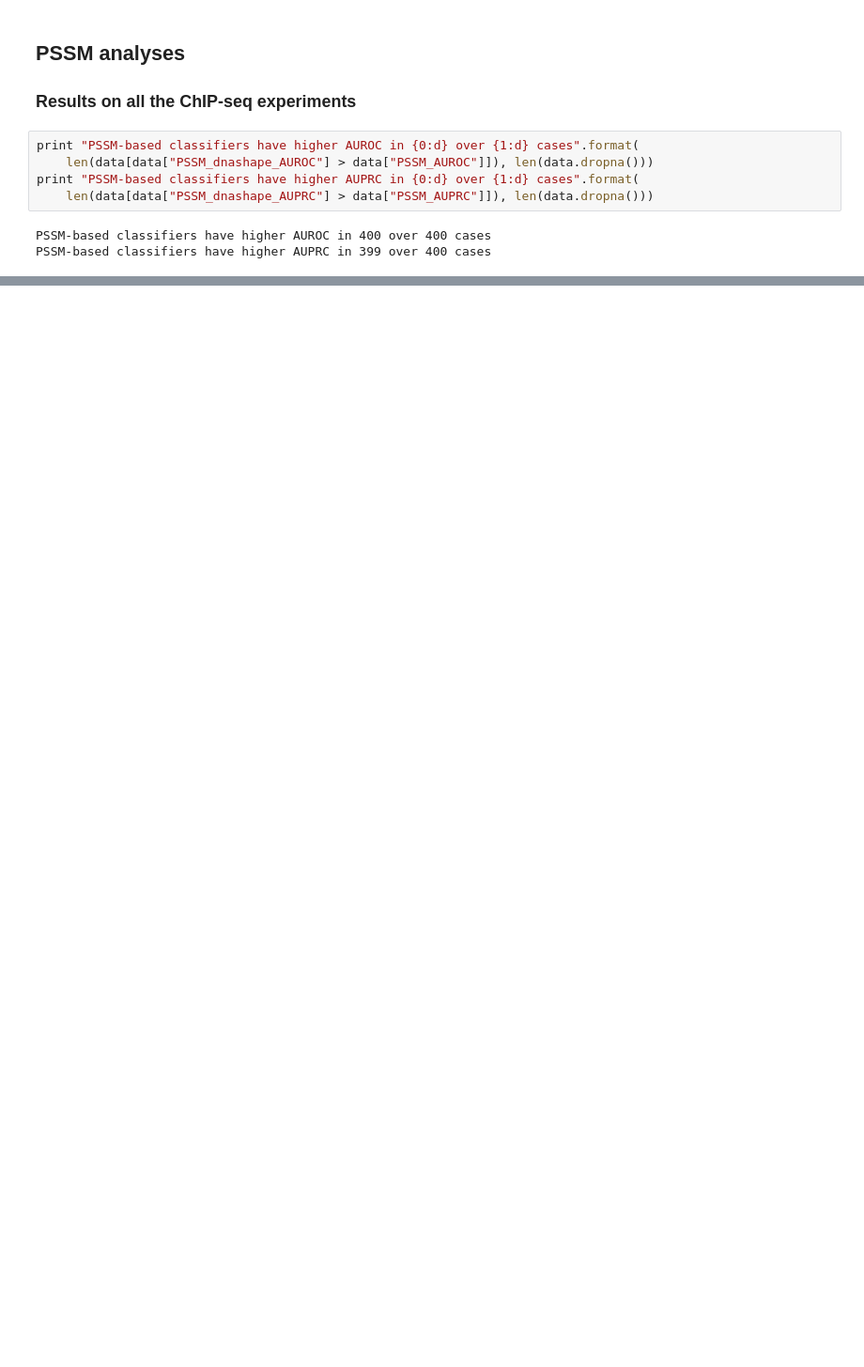
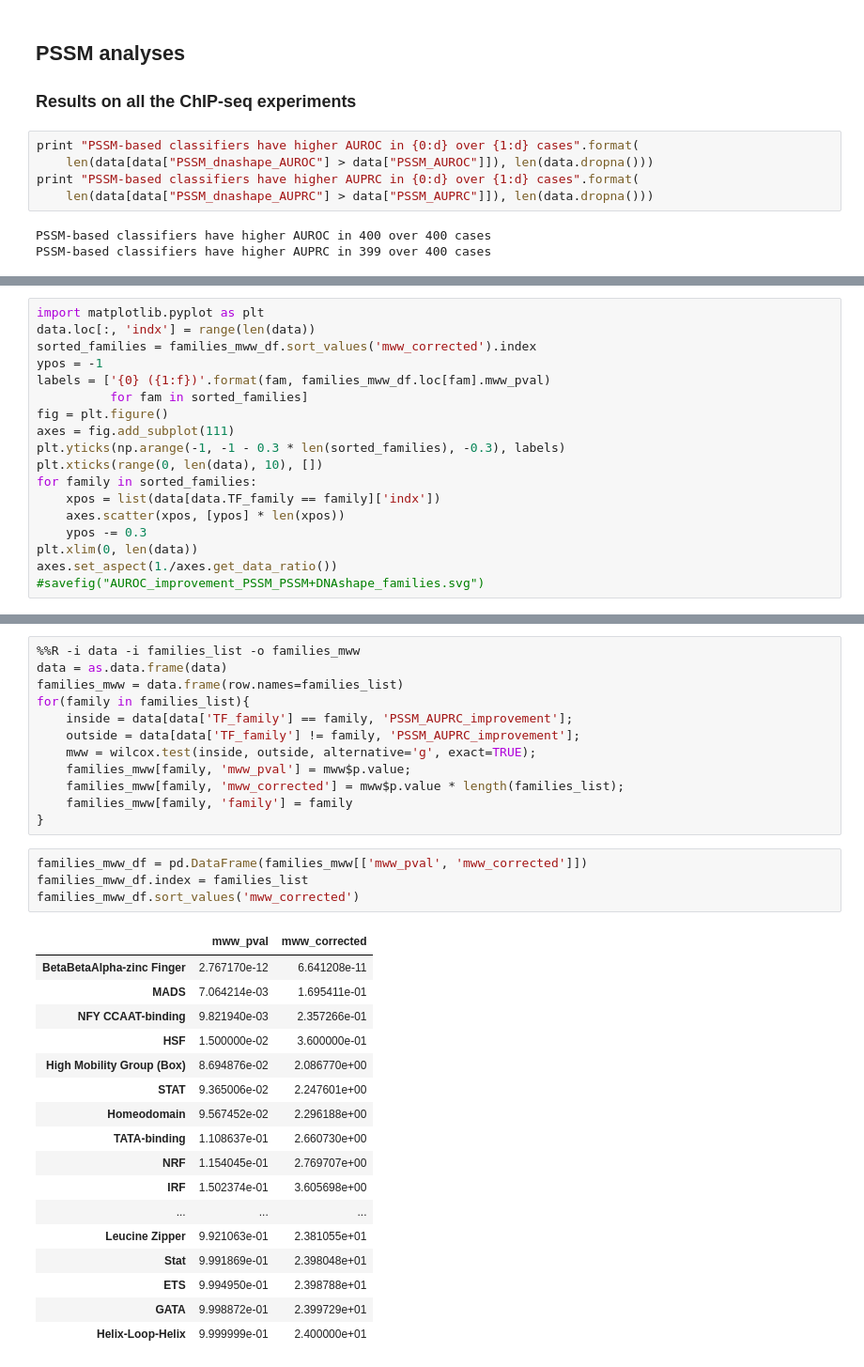
Before and after one commit to amathelier/DNAshapedTFBS_notebooks, a Jupyter notebook: EncodeDinucMatched1st2ndDnashapeDimo.ipynb, the cells around one changed output, grey strips where cells are left out. Shown at 94% size. Drawn from its saved outputs; the diff is of its cells as text; blank space fills up the shorter version.

```diff
--- a/EncodeDinucMatched1st2ndDnashapeDimo.ipynb
+++ b/EncodeDinucMatched1st2ndDnashapeDimo.ipynb
@@ -178,0 +618,18 @@ axes.set_aspect(1./axes.get_data_ratio())
+# %%
+import matplotlib.pyplot as plt
+data.loc[:, 'indx'] = range(len(data))
+sorted_families = families_mww_df.sort_values('mww_corrected').index
+ypos = -1
+labels = ['{0} ({1:f})'.format(fam, families_mww_df.loc[fam].mww_pval)
+          for fam in sorted_families]
+fig = plt.figure()
+axes = fig.add_subplot(111)
+plt.yticks(np.arange(-1, -1 - 0.3 * len(sorted_families), -0.3), labels)
+plt.xticks(range(0, len(data), 10), [])
+for family in sorted_families:
+    xpos = list(data[data.TF_family == family]['indx'])
+    axes.scatter(xpos, [ypos] * len(xpos))
+    ypos -= 0.3
+plt.xlim(0, len(data))
+axes.set_aspect(1./axes.get_data_ratio())
+#savefig("AUROC_improvement_PSSM_PSSM+DNAshape_families.svg")
@@ -178,0 +638,34 @@ axes.set_aspect(1./axes.get_data_ratio())
+# %%
+%%R -i data -i families_list -o families_mww
+data = as.data.frame(data)
+families_mww = data.frame(row.names=families_list)
+for(family in families_list){
+    inside = data[data['TF_family'] == family, 'PSSM_AUPRC_improvement'];
+    outside = data[data['TF_family'] != family, 'PSSM_AUPRC_improvement'];
+    mww = wilcox.test(inside, outside, alternative='g', exact=TRUE);
+    families_mww[family, 'mww_pval'] = mww$p.value;
+    families_mww[family, 'mww_corrected'] = mww$p.value * length(families_list);
+    families_mww[family, 'family'] = family
+}
+# %%
+families_mww_df = pd.DataFrame(families_mww[['mww_pval', 'mww_corrected']])
+families_mww_df.index = families_list
+families_mww_df.sort_values('mww_corrected')
+# %% [output]
+|  | mww_pval | mww_corrected |
+| BetaBetaAlpha-zinc Finger | 2.767170e-12 | 6.641208e-11 |
+| MADS | 7.064214e-03 | 1.695411e-01 |
+| NFY CCAAT-binding | 9.821940e-03 | 2.357266e-01 |
+| HSF | 1.500000e-02 | 3.600000e-01 |
+| High Mobility Group (Box) | 8.694876e-02 | 2.086770e+00 |
+| STAT | 9.365006e-02 | 2.247601e+00 |
+| Homeodomain | 9.567452e-02 | 2.296188e+00 |
+| TATA-binding | 1.108637e-01 | 2.660730e+00 |
+| NRF | 1.154045e-01 | 2.769707e+00 |
+| IRF | 1.502374e-01 | 3.605698e+00 |
+| ... | ... | ... |
+| Leucine Zipper | 9.921063e-01 | 2.381055e+01 |
+| Stat | 9.991869e-01 | 2.398048e+01 |
+| ETS | 9.994950e-01 | 2.398788e+01 |
+| GATA | 9.998872e-01 | 2.399729e+01 |
+| Helix-Loop-Helix | 9.999999e-01 | 2.400000e+01 |
```
Also changed, not shown: parts of 50 cells of this notebook.
